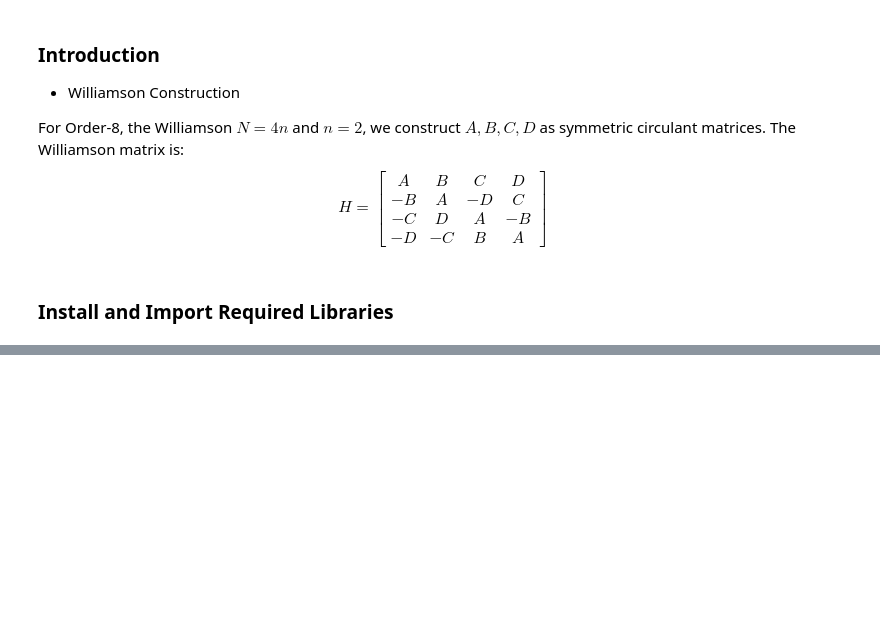
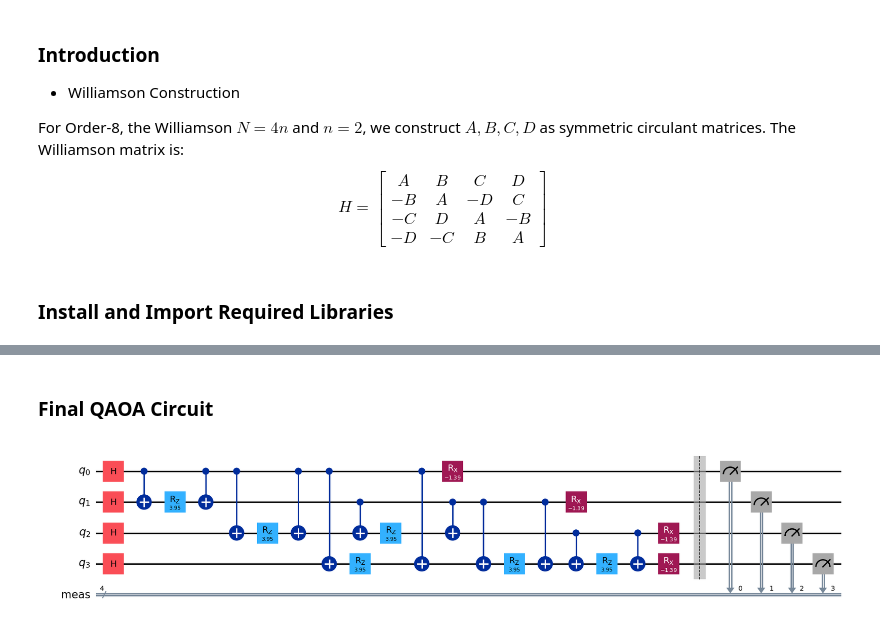
Before and after one commit to naseer-muhammad/Hadamard-Matrix-Research, a Jupyter notebook: Williamson/8x8_Williamson.ipynb, the cells around one changed output, grey strips where cells are left out. Drawn from its saved outputs; the diff is of its cells as text; code cells hidden in the pictures; blank space fills up the shorter version.

Commit message:
H-matrix of order-8 by Williamson Method

```diff
--- a/Williamson/8x8_Williamson.ipynb
+++ b/Williamson/8x8_Williamson.ipynb
@@ -27,0 +46,5 @@ A & B & C & D \\
+# %%
+vObj =[]        # Objective Value
+vShots = []     # Number of shots
+vCorrect = []   # Number of correct shots
+GEN_SOL = []    # Generated Solution
@@ -27,0 +184,3 @@ A & B & C & D \\
+# %%
+backend = Aer.get_backend('qasm_simulator')  # Use the QASM simulator backend from Qiskit Aer
+shots = 1024 # Number of shots for the simulation
@@ -27,0 +189,15 @@ A & B & C & D \\
+# %%
+def get_expectation_value(theta):
+
+    def execute(theta):
+        qc = create_qaoa_circuit(qx, 4, theta)  # Create the QAOA circuit with 4 qubits and given theta
+        counts = backend.run(qc, shots=shots).result().get_counts()  # Execute the circuit and get counts
+
+        value = compute_expectation_value(counts)  # Compute the expectation value from the counts
+
+        vObj.append(value)  # Append the computed expectation value to the list vObj
+        vShots.append(shots)  # Append the number of shots to the list vShots
+        vCorrect.append(sum(hadamard_obj(bitstring)[1] * count for bitstring, count in counts.items()))  # Append the number of correct shots to vCorrect
+        return value
+
+    return execute
@@ -27,0 +206,16 @@ A & B & C & D \\
+# %%
+Nlayers = 1  # Number of QAOA layers
+theta0 = np.random.uniform(-1, 1, 2 * Nlayers)  # Random initial angles for optimization between -1 and 1 for both beta and gamma angles
+
+expectation = get_expectation_value(theta0)
+
+res = minimize(expectation, theta0,
+            #    method='COBYLA',
+              method='Nelder-Mead',
+            #    options={'maxiter': 100})
+              options={'maxiter': 1000})
+
+
+print("Optimization Result:", res)  # Print the optimization result, which includes optimized angles and expectation value
+print("Optimized angles:", res.x)           #res.x means  the x value of the optimization result, which corresponds to the optimized parameters (angles) for the QAOA circuit.
+print("Optimized expectation value:", res.fun) #res.fun means the y value of the optimization result, which corresponds to the optimized expectation value for the QAOA circuit
@@ -27,0 +235,10 @@ A & B & C & D \\
+# %% [markdown]
+### **Final QAOA Circuit**
+# %%
+theta_opt = res.x  # Store the optimized angles from the optimization result
+
+qc_final = create_qaoa_circuit(qx, 4, theta_opt)  # Create the final QAOA circuit using the optimized angles
+
+qc_final.draw('mpl')  # Draw the final QAOA circuit using matplotlib
+# %% [output]
+[figure, added]
```
Also changed, not shown: parts of 47 cells of this notebook, 2 other files.
